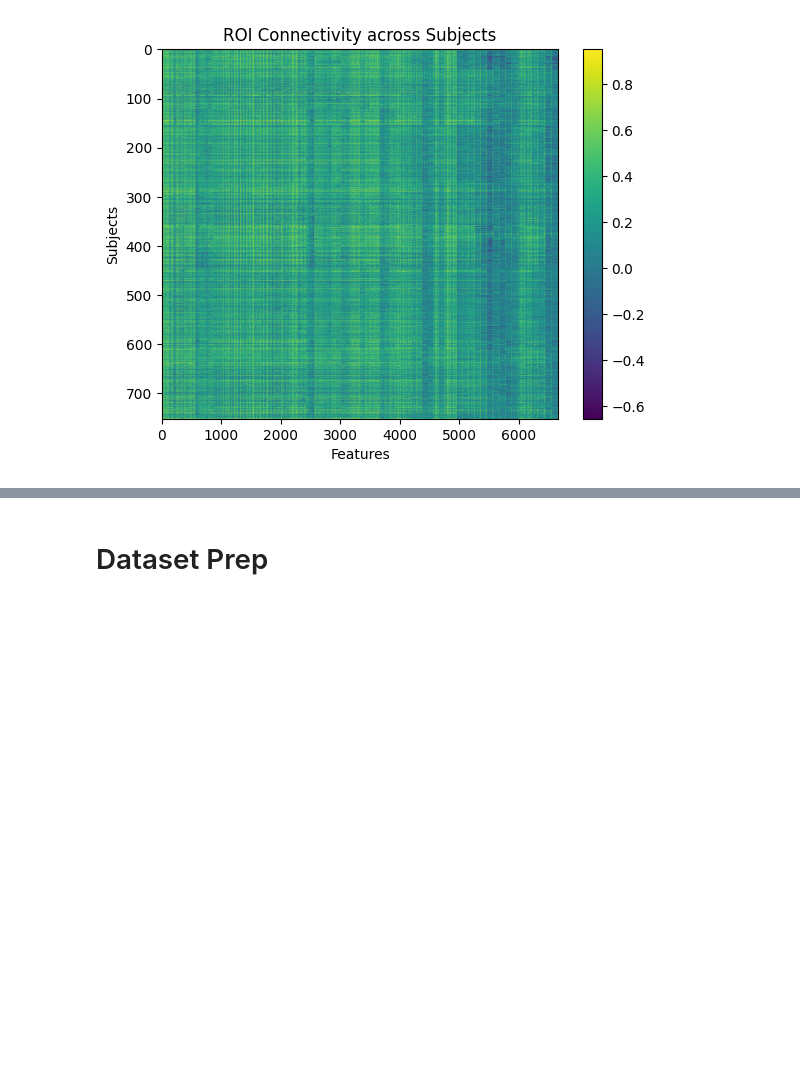
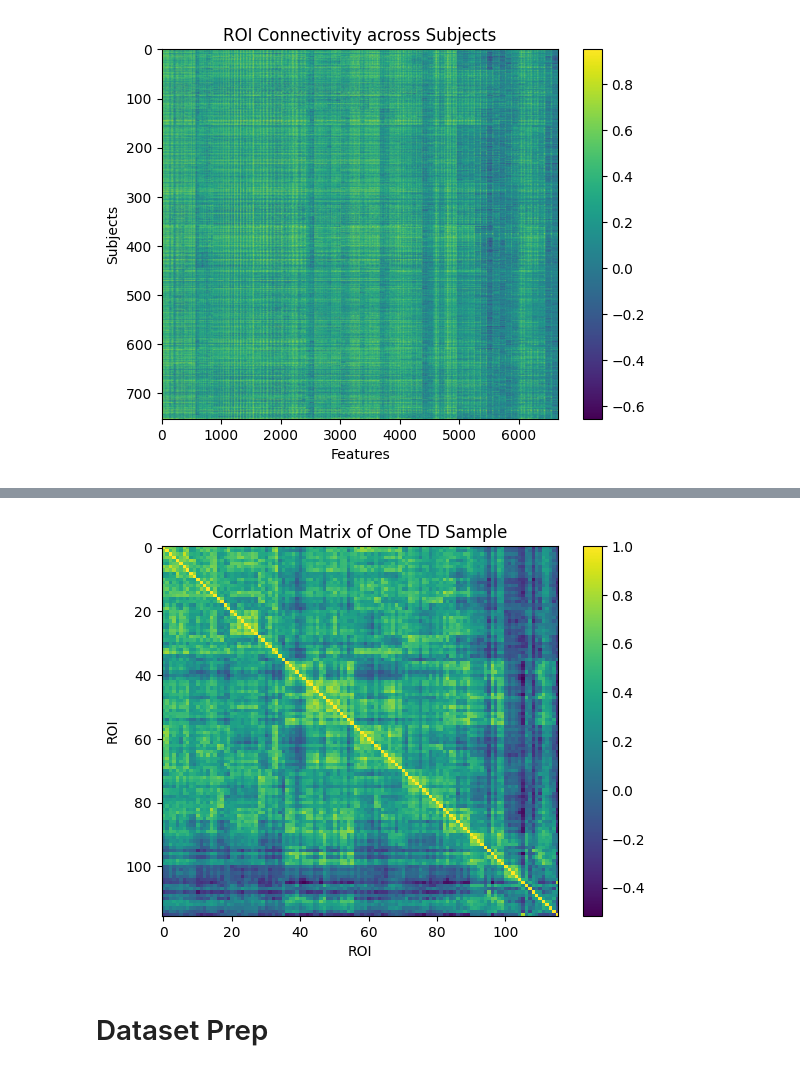
Before and after one commit to brainhack-school2026/Liu_project, a Jupyter notebook: ABIDE_classification.ipynb, the cells around one changed output, grey strips where cells are left out. Cells and saved outputs as stored; diff of their text form; code cells hidden in the pictures; blank space fills up the shorter version.

```diff
--- a/ABIDE_classification.ipynb
+++ b/ABIDE_classification.ipynb
@@ -88,3 +121,17 @@ Text(0.5, 1.0, 'ROI Connectivity across Subjects')
+# %%
+corr2 = conn_m2.fit_transform(time_series[18])[0]
+
+plt.imshow(
+    corr2,
+    aspect = 'auto'
+)
+plt.colorbar()
+plt.xlabel('ROI')
+plt.ylabel('ROI')
+plt.title('Corrlation Matrix of One TD Sample')
+plt.savefig("./Results/TD_CorrMtx")
+# %% [output]
+[figure, added]
 # %% [markdown]
 # Dataset Prep
 # %%
```
Also changed, not shown: parts of 5 cells of this notebook, 2 other files.
